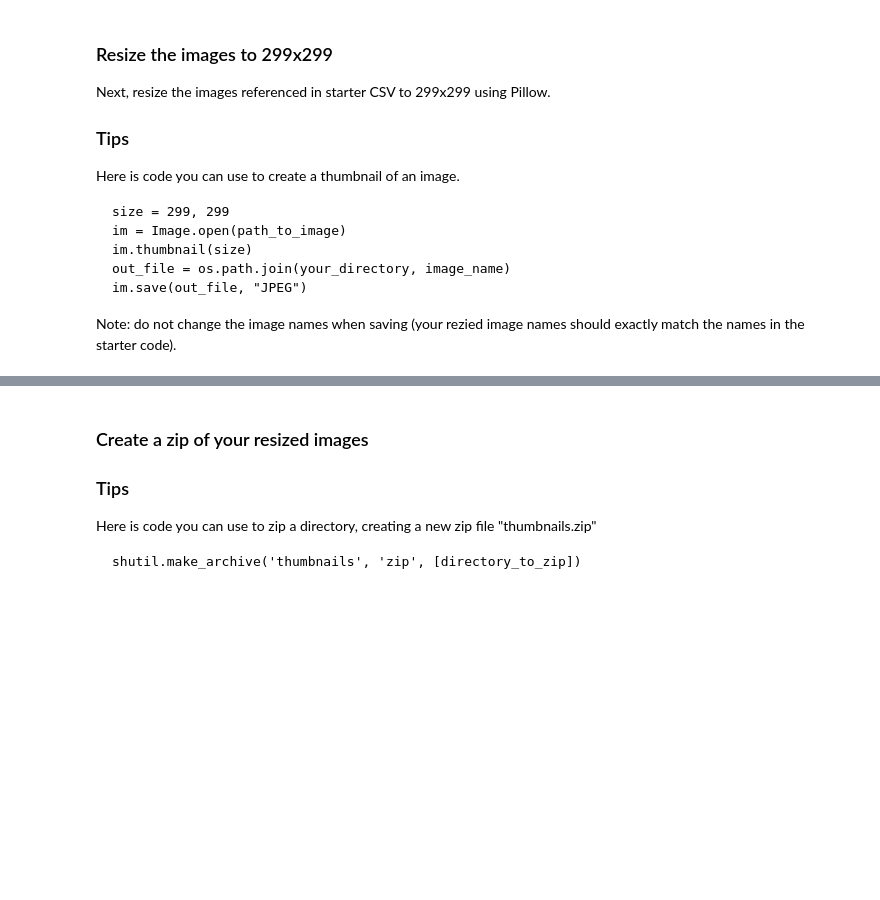
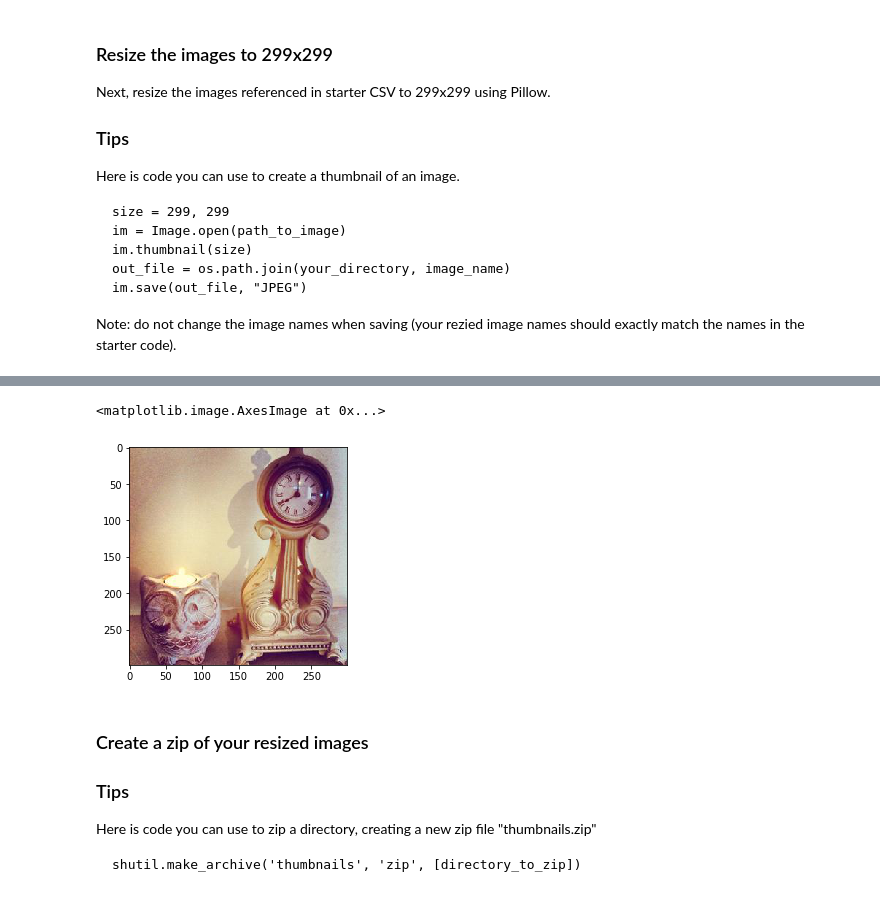
Before and after one commit to ysjbluemoon/Applied-Deep-Learning, a Jupyter notebook: Assignment 4/a4.ipynb, the cells around one changed output, grey strips where cells are left out. Cells and saved outputs as stored; diff of their text form; code cells hidden in the pictures; blank space fills up the shorter version.

```diff
--- a/Assignment 4/a4.ipynb
+++ b/Assignment 4/a4.ipynb
@@ -287,3 +316,9 @@ im.save(out_file, "JPEG")
+# %%
+im = plt.imread("resize_image/"+a[27])
+plt.imshow(im)
+# %% [output]
+<matplotlib.image.AxesImage at 0x...>
+[figure, added]
 # %%
 # Your code here
 # Delete all images not mentioned in the starter CSV.
```
Also changed, not shown: parts of 9 cells of this notebook.
